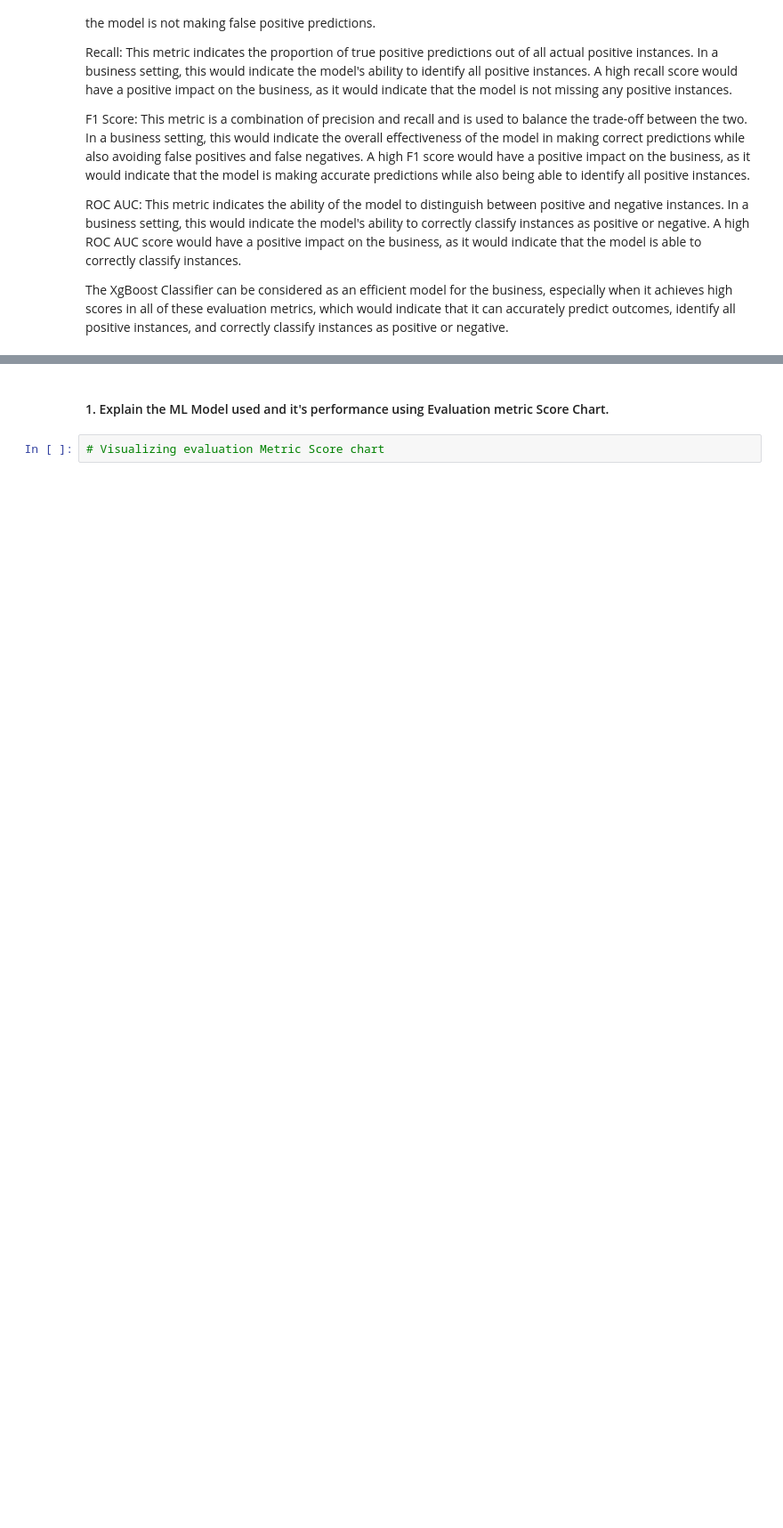
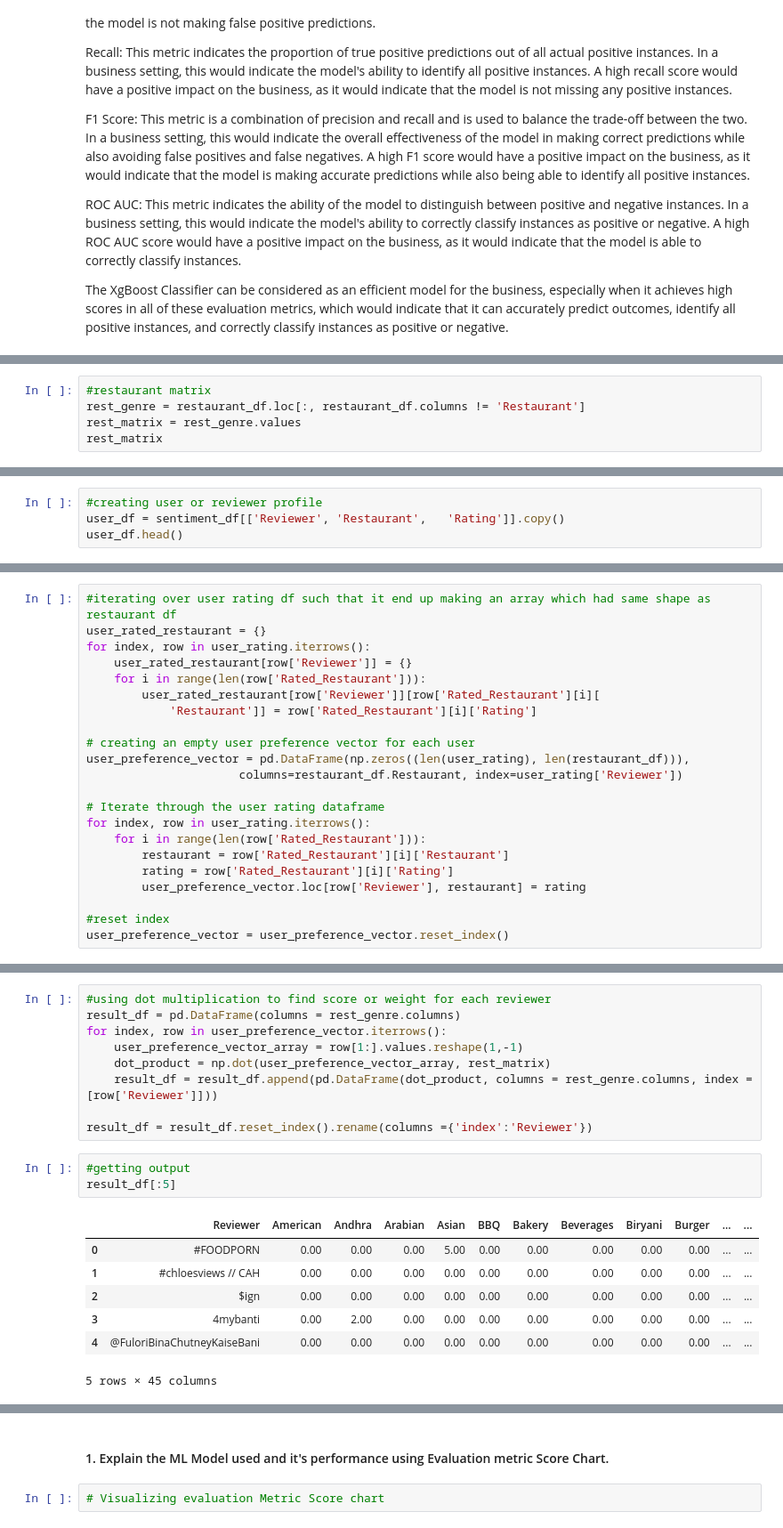
Before and after one commit to abhinav4201/UnSupervised-ML-Zomato-Restaurant-Clustering-and-Sentiment-Analysis, a Jupyter notebook: UnSupervised_ML_Zomato_Restaurant_Clustering_and_Sentiment_Analysis_capstone_project_4.ipynb, the cells around one changed output, grey strips where cells are left out. Shown at 89% size. Saved outputs shown, nothing was run; the diff lists cells and outputs as text; blank space fills up the shorter version.

```diff
--- a/UnSupervised_ML_Zomato_Restaurant_Clustering_and_Sentiment_Analysis_capstone_project_4.ipynb
+++ b/UnSupervised_ML_Zomato_Restaurant_Clustering_and_Sentiment_Analysis_capstone_project_4.ipynb
@@ -3259,0 +3274,5 @@ The XgBoost Classifier can be considered as an efficient model for the business,
+# %%
+#restaurant matrix
+rest_genre = restaurant_df.loc[:, restaurant_df.columns != 'Restaurant']
+rest_matrix = rest_genre.values
+rest_matrix
@@ -3259,0 +3292,4 @@ The XgBoost Classifier can be considered as an efficient model for the business,
+# %%
+#creating user or reviewer profile
+user_df = sentiment_df[['Reviewer',	'Restaurant',	'Rating']].copy()
+user_df.head()
@@ -3259,0 +3333,22 @@ The XgBoost Classifier can be considered as an efficient model for the business,
+# %%
+#iterating over user rating df such that it end up making an array which had same shape as restaurant df
+user_rated_restaurant = {}
+for index, row in user_rating.iterrows():
+    user_rated_restaurant[row['Reviewer']] = {}
+    for i in range(len(row['Rated_Restaurant'])):
+        user_rated_restaurant[row['Reviewer']][row['Rated_Restaurant'][i][
+            'Restaurant']] = row['Rated_Restaurant'][i]['Rating']
+
+# creating an empty user preference vector for each user
+user_preference_vector = pd.DataFrame(np.zeros((len(user_rating), len(restaurant_df))),
+                      columns=restaurant_df.Restaurant, index=user_rating['Reviewer'])
+
+# Iterate through the user rating dataframe
+for index, row in user_rating.iterrows():
+    for i in range(len(row['Rated_Restaurant'])):
+        restaurant = row['Rated_Restaurant'][i]['Restaurant']
+        rating = row['Rated_Restaurant'][i]['Rating']
+        user_preference_vector.loc[row['Reviewer'], restaurant] = rating
+
+#reset index
+user_preference_vector = user_preference_vector.reset_index()
@@ -3259,0 +3366,20 @@ The XgBoost Classifier can be considered as an efficient model for the business,
+# %%
+#using dot multiplication to find score or weight for each reviewer
+result_df = pd.DataFrame(columns = rest_genre.columns)
+for index, row in user_preference_vector.iterrows():
+    user_preference_vector_array = row[1:].values.reshape(1,-1)
+    dot_product = np.dot(user_preference_vector_array, rest_matrix)
+    result_df = result_df.append(pd.DataFrame(dot_product, columns = rest_genre.columns, index = [row['Reviewer']]))
+
+result_df = result_df.reset_index().rename(columns ={'index':'Reviewer'})
+# %%
+#getting output
+result_df[:5]
+# %% [output]
+|  | Reviewer | American | Andhra | Arabian | Asian | BBQ | Bakery | Beverages | Biryani | Burger | ... | ... |
+| 0 | #FOODPORN | 0.00 | 0.00 | 0.00 | 5.00 | 0.00 | 0.00 | 0.00 | 0.00 | 0.00 | ... | ... |
+| 1 | #chloesviews // CAH | 0.00 | 0.00 | 0.00 | 0.00 | 0.00 | 0.00 | 0.00 | 0.00 | 0.00 | ... | ... |
+| 2 | $ign | 0.00 | 0.00 | 0.00 | 0.00 | 0.00 | 0.00 | 0.00 | 0.00 | 0.00 | ... | ... |
+| 3 | 4mybanti | 0.00 | 2.00 | 0.00 | 0.00 | 0.00 | 0.00 | 0.00 | 0.00 | 0.00 | ... | ... |
+| 4 | @FuloriBinaChutneyKaiseBani | 0.00 | 0.00 | 0.00 | 0.00 | 0.00 | 0.00 | 0.00 | 0.00 | 0.00 | ... | ... |
+5 rows × 45 columns
```
Also changed, not shown: parts of 93 cells of this notebook.
